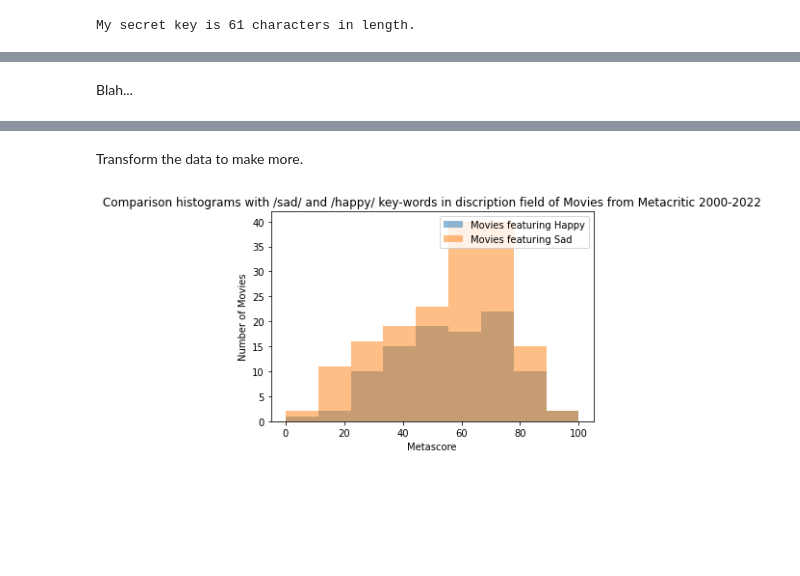
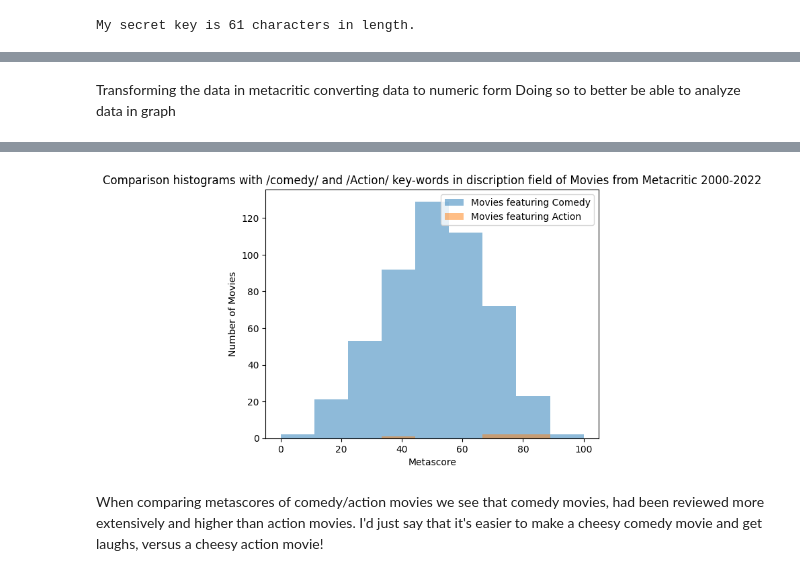
Before and after one commit to amelise07/Movie-Analysis-From-Metacritic, a Jupyter notebook: MovieAnalysis.ipynb, the cells around one changed output, grey strips where cells are left out. Cells and saved outputs as stored; diff of their text form; code cells hidden in the pictures; blank space fills up the shorter version.

Commit message:
Update MovieAnalysis.ipynb
Trying to pull from github

```diff
--- a/MovieAnalysis.ipynb
+++ b/MovieAnalysis.ipynb
@@ -25,9 +25,9 @@ Connect to MongoDB using connection string from credentials
 import json
 import pymongo
 import certifi
-with open('Secrets.json') as f:
+
+with open('C:\\Users\SETUPUSER\Desktop\Secret\Secrets.json') as f:
     data = json.load(f)
-
     connstring = data['connstring']
 print(f"My secret key is {len(connstring)} characters in length.")
 
@@ -151,8 +154,10 @@ My secret key is 61 characters in length.
 | 2 | 638a42301211b7fa114f2c17 | Beau Travail | March 31, 2000 | The soldiers of a small French Fo... | 91 | https://static.metacritic.com/ima... |
 | 3 | 638a42301211b7fa114f2c18 | Almost Famous | September 13, 2000 | In the 1970's, a high school boy ... | 90 | https://static.metacritic.com/ima... |
 | 4 | 638a42301211b7fa114f2c19 | Chicken Run | June 21, 2000 | A claymation spoof of classic pri... | 88 | https://static.metacritic.com/ima... |
-# %% [markdown]
-Blah...
+# %% [markdown]
+Transforming the data in metacritic
+converting data to numeric form
+Doing so to better be able to analyze data in graph
 # %%
 metacritic.release_date = pandas.to_datetime (metacritic.release_date)
 metacritic['year'] = metacritic.release_date.dt.year
@@ -166,26 +171,26 @@ metacritic.head()
 | 2 | 638a42301211b7fa114f2c17 | Beau Travail | 2000-03-31 | The soldiers of a small French Fo... | 91 | https://static.metacritic.com/ima... | 2000 | 3 |
 | 3 | 638a42301211b7fa114f2c18 | Almost Famous | 2000-09-13 | In the 1970's, a high school boy ... | 90 | https://static.metacritic.com/ima... | 2000 | 9 |
 | 4 | 638a42301211b7fa114f2c19 | Chicken Run | 2000-06-21 | A claymation spoof of classic pri... | 88 | https://static.metacritic.com/ima... | 2000 | 6 |
-# %% [markdown]
-Transform the data to make more.
 # %%
 from matplotlib import pyplot
 from matplotlib.ticker import FormatStrFormatter
 import numpy
 
 # Retrieve metascore for happy and sad in description
-scores_happy = metacritic[metacritic['description'].str.contains("happy")].metascore
-scores_sad = metacritic[metacritic['description'].str.contains("sad")].metascore
+scores_Comedy = metacritic[metacritic['description'].str.contains("comedy")].metascore
+scores_Action = metacritic[metacritic['description'].str.contains("Action")].metascore
 
 # Plot into buckets
 bins = numpy.linspace(0, 100, 10)
-pyplot.title("Comparison histograms with /sad/ and /happy/ key-words in discription field of Movies from Metacritic 2000-2022")
+pyplot.title("Comparison histograms with /comedy/ and /Action/ key-words in discription field of Movies from Metacritic 2000-2022")
 pyplot.xlabel('Metascore')
 pyplot.ylabel('Number of Movies')
-pyplot.hist (scores_happy, bins, alpha=0.5, label='Movies featuring Happy')
-pyplot.hist (scores_sad, bins, alpha=0.5, label='Movies featuring Sad')
+pyplot.hist (scores_Comedy, bins, alpha=0.5, label='Movies featuring Comedy')
+pyplot.hist (scores_Action, bins, alpha=0.5, label='Movies featuring Action')
 
 pyplot.legend (loc='upper right')
 pyplot.show()
 # %% [output]
-[figure, old version]
+[figure, new version]
+# %% [markdown]
+When comparing metascores of comedy/action movies we see that comedy movies, had been reviewed more extensively and higher than action movies. I'd just say that it's easier to make a cheesy comedy movie and get laughs, versus a cheesy action movie!
```
Also changed, not shown: parts of 7 cells of this notebook.
